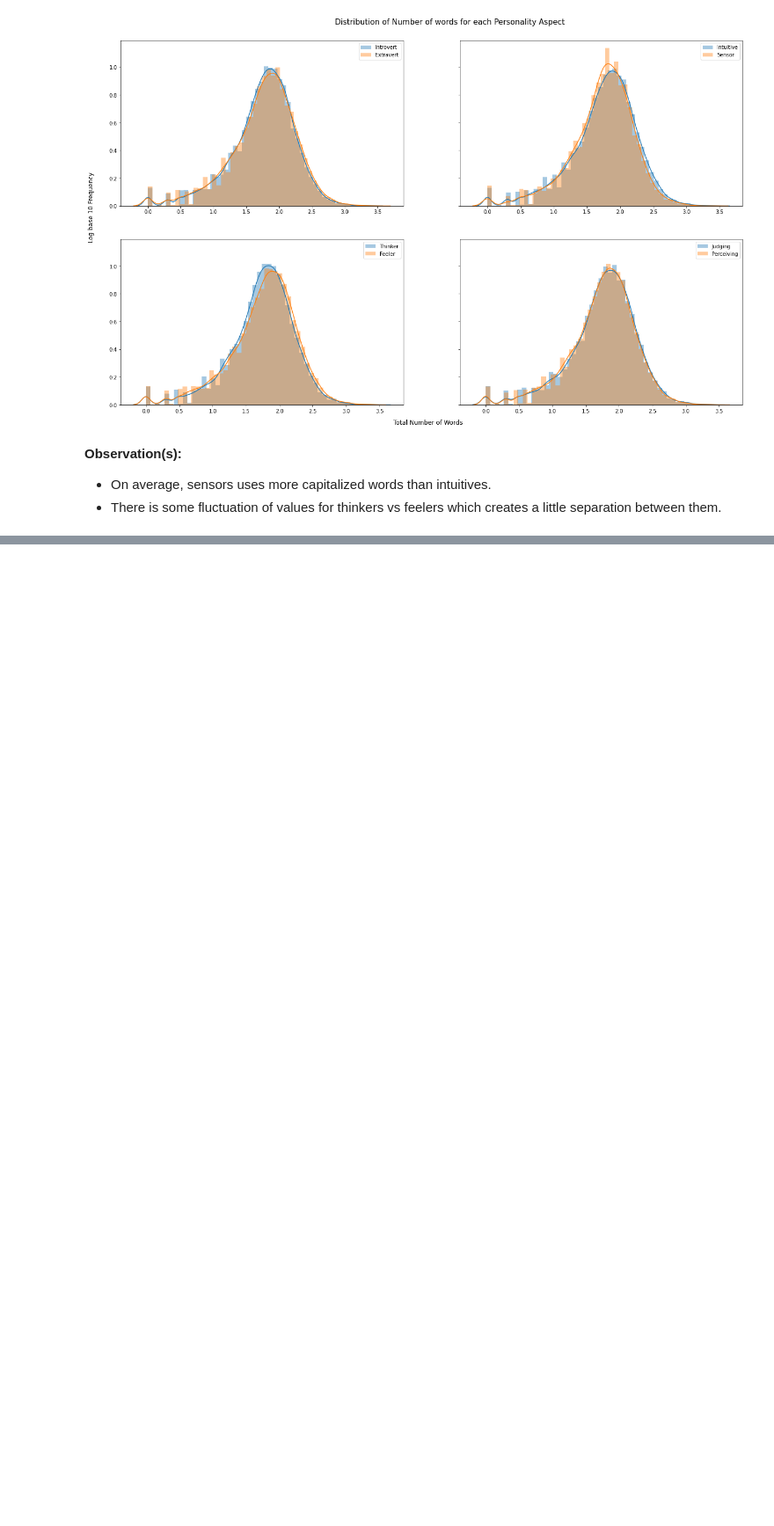
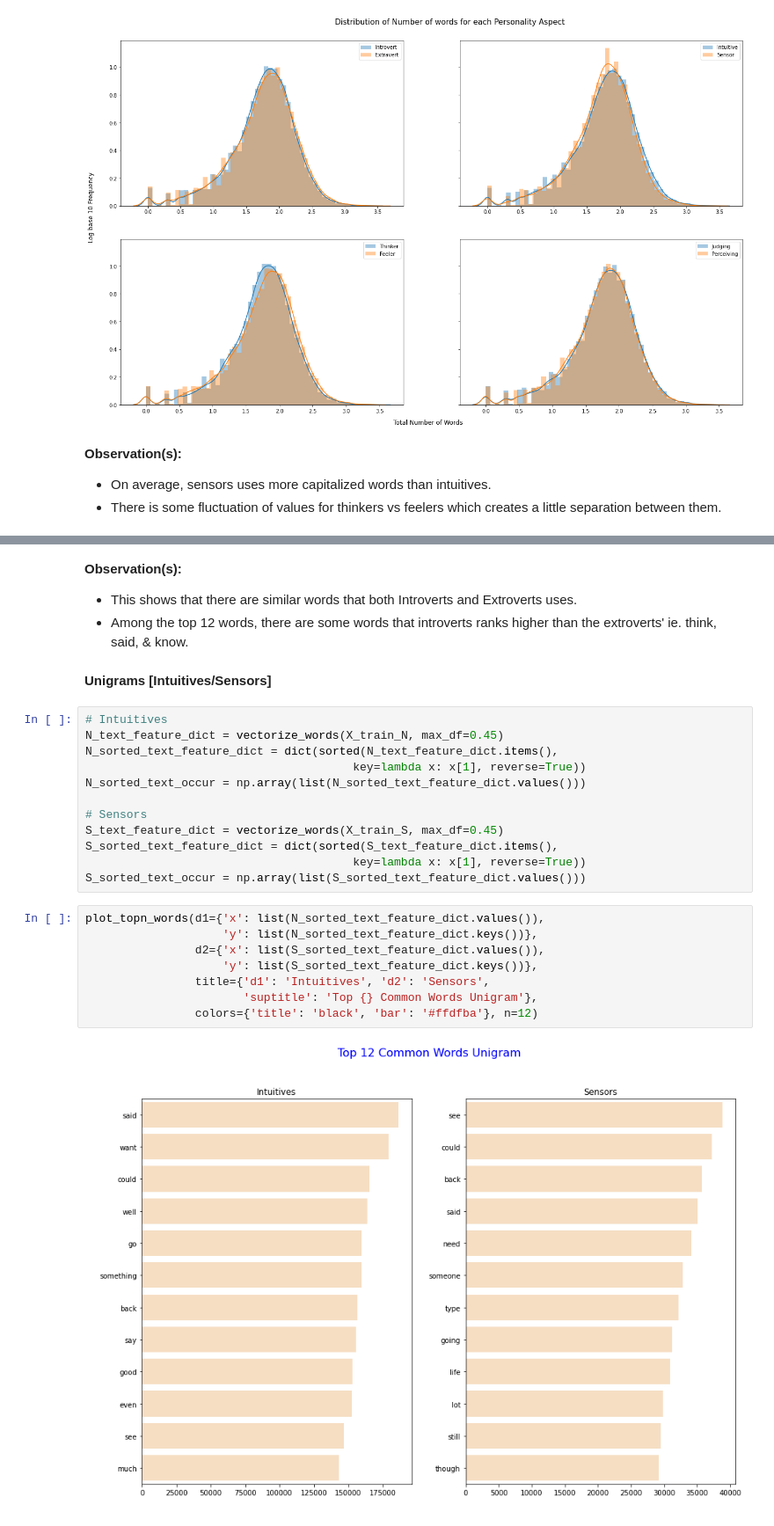
Before and after one commit to PHMark/project_mbti, a Jupyter notebook: personalitics/notebooks/Personalitics_Main.ipynb, the cells around one changed output, grey strips where cells are left out. Shown at 88% size. Saved outputs shown, nothing was run; the diff lists cells and outputs as text; blank space fills up the shorter version.

```diff
--- a/personalitics/notebooks/Personalitics_Main.ipynb
+++ b/personalitics/notebooks/Personalitics_Main.ipynb
@@ -1376,0 +1282,28 @@ len(list({'cc': 76738,
+# %% [markdown]
+<b> Observation(s): </b><br>
+*  This shows that there are similar words that both Introverts and Extroverts uses.
+*  Among the top 12 words, there are some words that introverts ranks higher than the extroverts' ie. think, said, & know.
+# %% [markdown]
+<b> Unigrams [Intuitives/Sensors] </b>
+# %%
+# Intuitives
+N_text_feature_dict = vectorize_words(X_train_N, max_df=0.45)
+N_sorted_text_feature_dict = dict(sorted(N_text_feature_dict.items(),
+                                       key=lambda x: x[1], reverse=True))
+N_sorted_text_occur = np.array(list(N_sorted_text_feature_dict.values()))
+
+# Sensors
+S_text_feature_dict = vectorize_words(X_train_S, max_df=0.45)
+S_sorted_text_feature_dict = dict(sorted(S_text_feature_dict.items(),
+                                       key=lambda x: x[1], reverse=True))
+S_sorted_text_occur = np.array(list(S_sorted_text_feature_dict.values()))
+# %%
+plot_topn_words(d1={'x': list(N_sorted_text_feature_dict.values()),
+                    'y': list(N_sorted_text_feature_dict.keys())},
+                d2={'x': list(S_sorted_text_feature_dict.values()),
+                    'y': list(S_sorted_text_feature_dict.keys())},
+                title={'d1': 'Intuitives', 'd2': 'Sensors',
+                       'suptitle': 'Top {} Common Words Unigram'},
+                colors={'title': 'black', 'bar': '#ffdfba'}, n=12)
+# %% [output]
+[figure, added]
```
Also changed, not shown: parts of 159 cells of this notebook.
